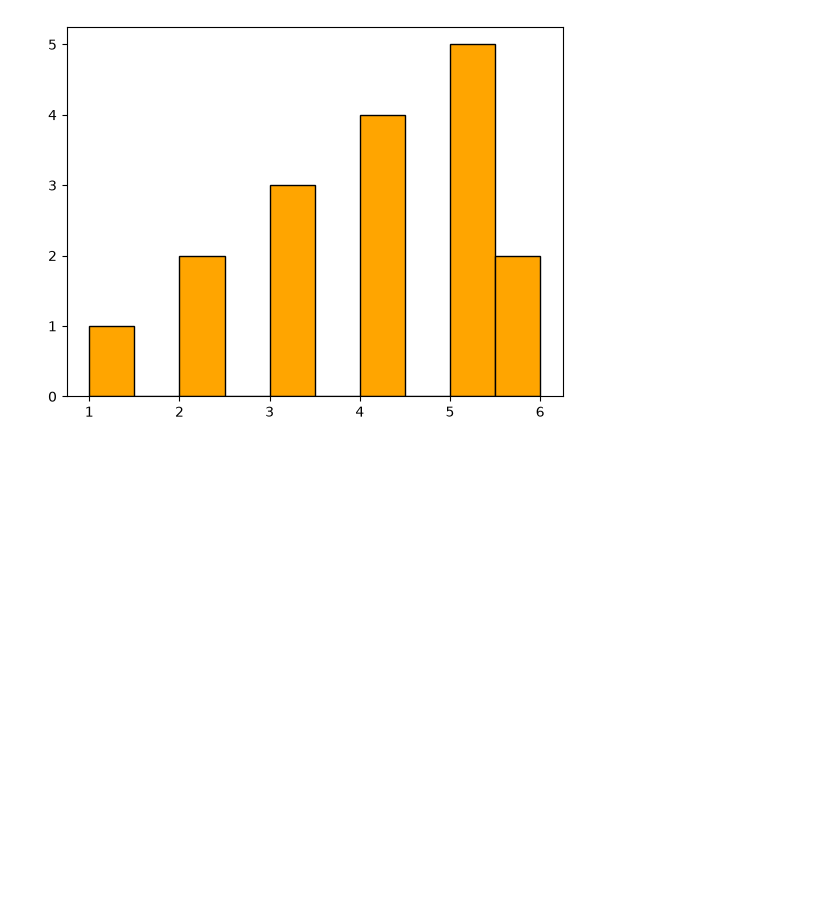
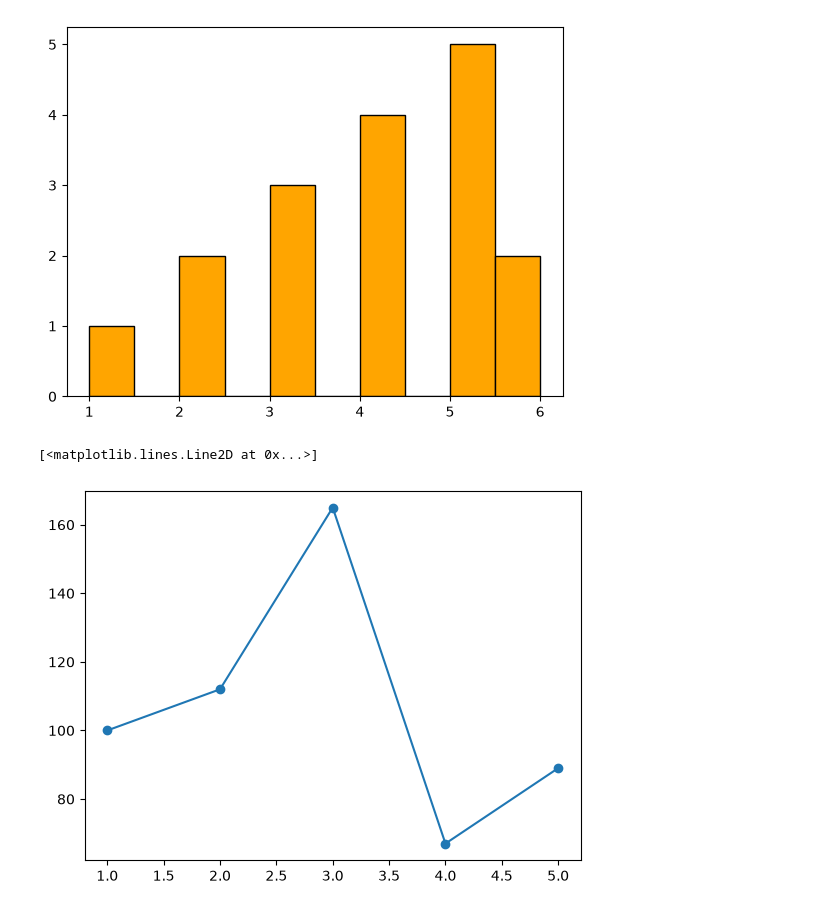
Before and after one commit to Harshil-Lakhani/DA-with-python, a Jupyter notebook: DA_with_py/matplotlib_practice.ipynb, the cells around one changed output. Saved outputs shown, nothing was run; the diff lists cells and outputs as text; code cells hidden in the pictures; blank space fills up the shorter version.

```diff
--- a/DA_with_py/matplotlib_practice.ipynb
+++ b/DA_with_py/matplotlib_practice.ipynb
@@ -7,3 +7,11 @@ plt.hist(data,bins=10,color='orange',edgecolor='black')
  array([1. , 1.5, 2. , 2.5, 3. , 3.5, 4. , 4.5, 5. , 5.5, 6. ]),
  <BarContainer object of 10 artists>)
 [figure]
+# %%
+import matplotlib.pyplot as plt
+x=[1,2,3,4,5]
+y=[100,112,165,67,89]
+plt.plot(x,y,marker='o')
+# %% [output]
+[<matplotlib.lines.Line2D at 0x...>]
+[figure, added]
```
Also changed, not shown: parts of 1 cell of this notebook.
